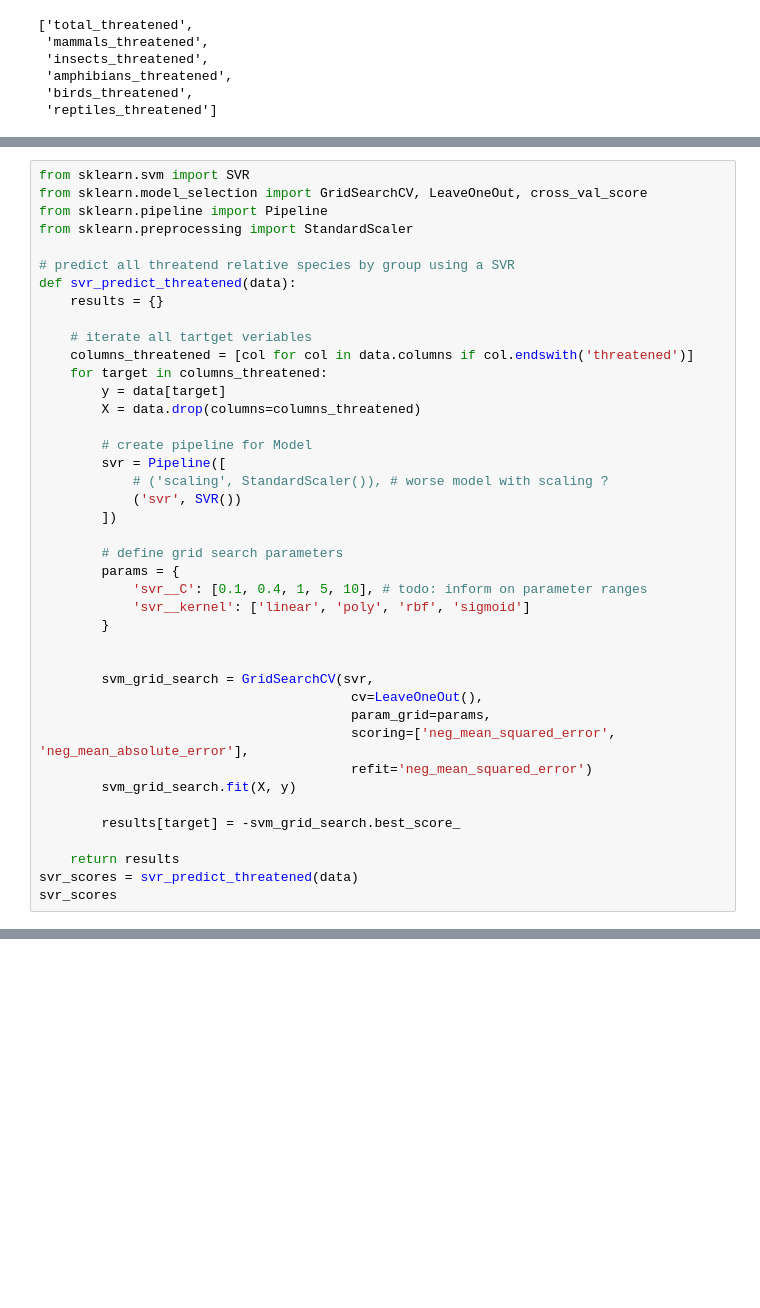
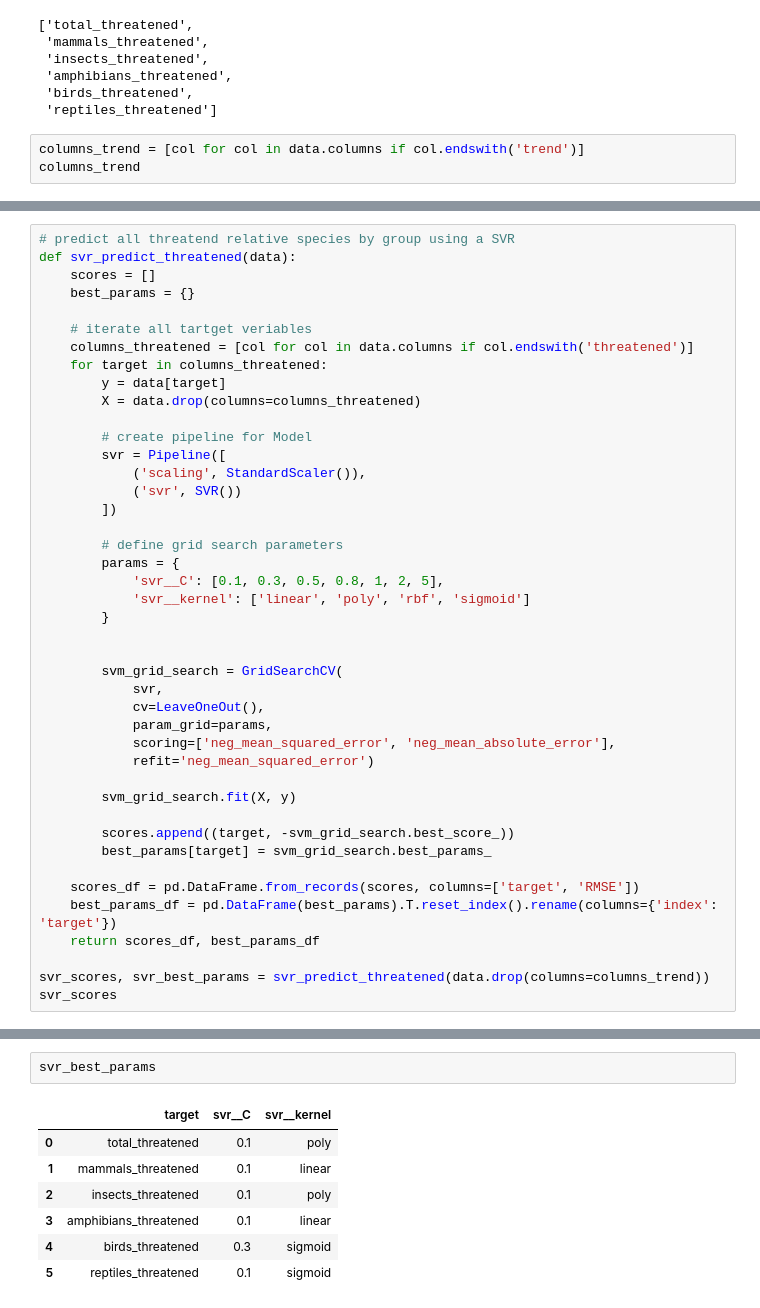
Before and after one commit to MarkusKiesel93/DOPPThreatenedSpecies, a Jupyter notebook: SVM.ipynb, the cells around one changed output, grey strips where cells are left out. Saved outputs shown, nothing was run; the diff lists cells and outputs as text; blank space fills up the shorter version.

Commit message:
add prediciting trend

```diff
--- a/SVM.ipynb
+++ b/SVM.ipynb
@@ -76,3 +98,6 @@ columns_threatened
  'amphibians_threatened',
  'birds_threatened',
  'reptiles_threatened']
+# %%
+columns_trend = [col for col in data.columns if col.endswith('trend')]
+columns_trend
@@ -79,12 +106,8 @@ columns_threatened
 # %%
-from sklearn.svm import SVR
-from sklearn.model_selection import GridSearchCV, LeaveOneOut, cross_val_score
-from sklearn.pipeline import Pipeline
-from sklearn.preprocessing import StandardScaler
-
 # predict all threatend relative species by group using a SVR
 def svr_predict_threatened(data):
-    results = {}
+    scores = []
+    best_params = {}
 
     # iterate all tartget veriables
     columns_threatened = [col for col in data.columns if col.endswith('threatened')]
@@ -94,27 +117,33 @@ def svr_predict_threatened(data):
 
         # create pipeline for Model
         svr = Pipeline([
-            # ('scaling', StandardScaler()), # worse model with scaling ?
+            ('scaling', StandardScaler()),
             ('svr', SVR())
         ])
 
         # define grid search parameters
         params = {
-            'svr__C': [0.1, 0.4, 1, 5, 10], # todo: inform on parameter ranges
+            'svr__C': [0.1, 0.3, 0.5, 0.8, 1, 2, 5],
             'svr__kernel': ['linear', 'poly', 'rbf', 'sigmoid']
         }
 
 
-        svm_grid_search = GridSearchCV(svr,
-                                        cv=LeaveOneOut(),
-                                        param_grid=params,
-                                        scoring=['neg_mean_squared_error', 'neg_mean_absolute_error'],
-                                        refit='neg_mean_squared_error')
+        svm_grid_search = GridSearchCV(
+            svr,
+            cv=LeaveOneOut(),
+            param_grid=params,
+            scoring=['neg_mean_squared_error', 'neg_mean_absolute_error'],
+            refit='neg_mean_squared_error')
+
         svm_grid_search.fit(X, y)
 
-        results[target] = -svm_grid_search.best_score_
+        scores.append((target, -svm_grid_search.best_score_))
+        best_params[target] = svm_grid_search.best_params_
 
-    return results
-svr_scores = svr_predict_threatened(data)
+    scores_df = pd.DataFrame.from_records(scores, columns=['target', 'RMSE'])
+    best_params_df = pd.DataFrame(best_params).T.reset_index().rename(columns={'index': 'target'})
+    return scores_df, best_params_df
+
+svr_scores, svr_best_params = svr_predict_threatened(data.drop(columns=columns_trend))
 svr_scores
 # %% [output]
@@ -126,0 +157,10 @@ svr_scores
+# %%
+svr_best_params
+# %% [output]
+|  | target | svr__C | svr__kernel |
+| 0 | total_threatened | 0.1 | poly |
+| 1 | mammals_threatened | 0.1 | linear |
+| 2 | insects_threatened | 0.1 | poly |
+| 3 | amphibians_threatened | 0.1 | linear |
+| 4 | birds_threatened | 0.3 | sigmoid |
+| 5 | reptiles_threatened | 0.1 | sigmoid |
```
Also changed, not shown: parts of 9 cells of this notebook.
